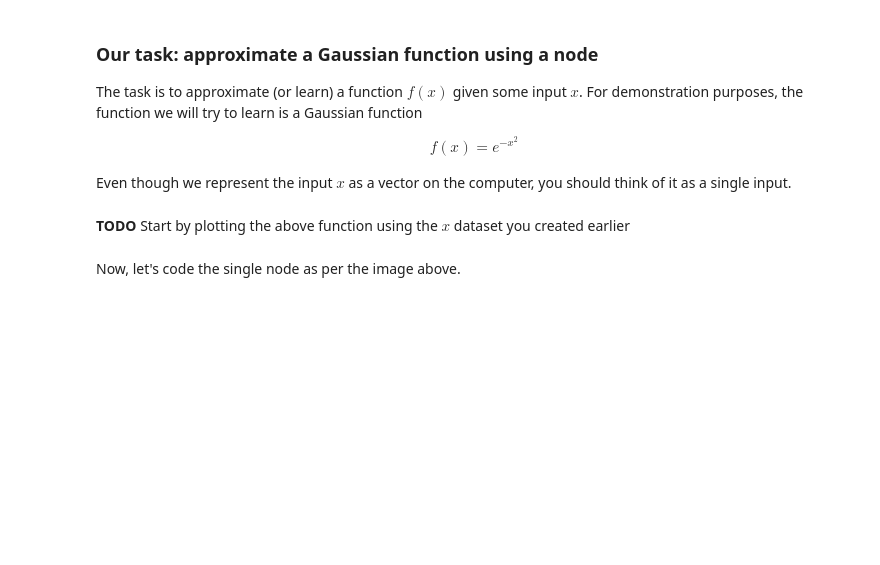
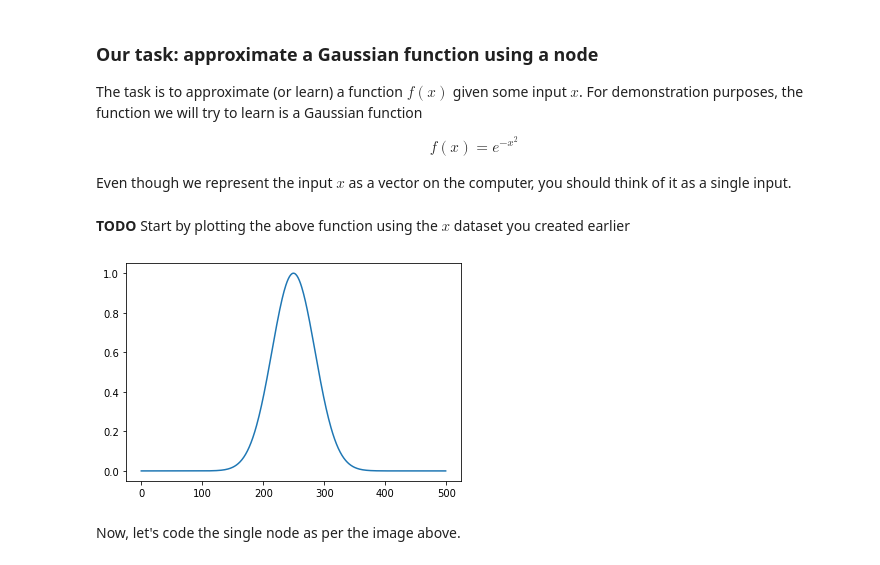
Before and after one commit to bendurand/hello-world, a Jupyter notebook: LabAssignmentNNfromScratch.ipynb, the cells around one changed output. Drawn from its saved outputs; the diff is of its cells as text; code cells hidden in the pictures; blank space fills up the shorter version.

```diff
--- a/LabAssignmentNNfromScratch.ipynb
+++ b/LabAssignmentNNfromScratch.ipynb
@@ -66,6 +81,11 @@ Even though we represent the input $x$ as a vector on the computer, you should t
 **TODO** Start by plotting the above function using the $x$ dataset you created earlier
 # %%
 # TODO your code here
+f = np.exp(-x**2)
+plt.plot(f)
+plt.show()
+# %% [output]
+[figure, added]
 # %% [markdown]
 Now, let's code the single node as per the image above.
 # %% [markdown]
```
Also changed, not shown: parts of 16 cells of this notebook.
